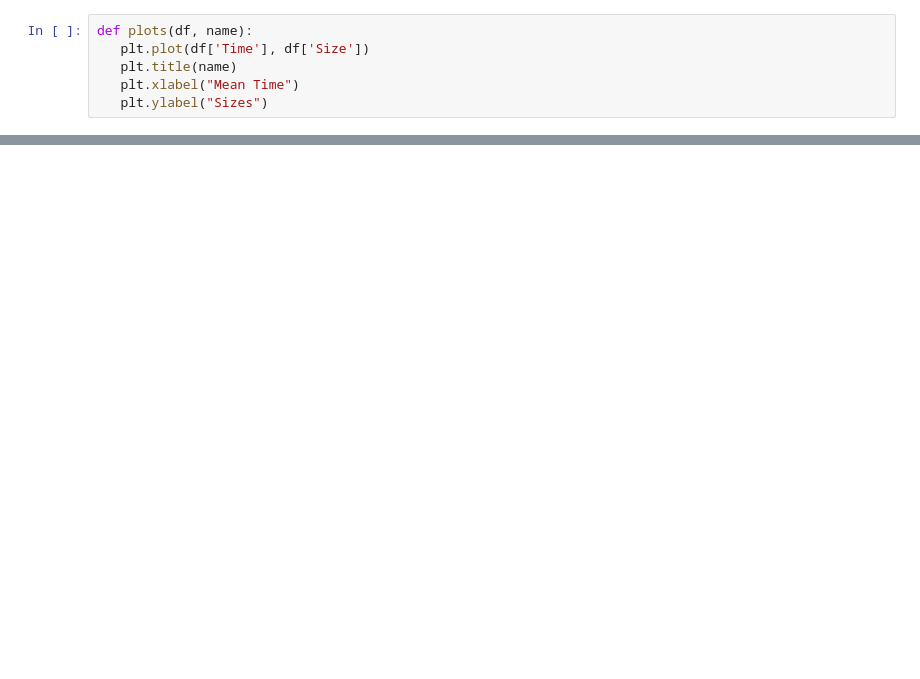
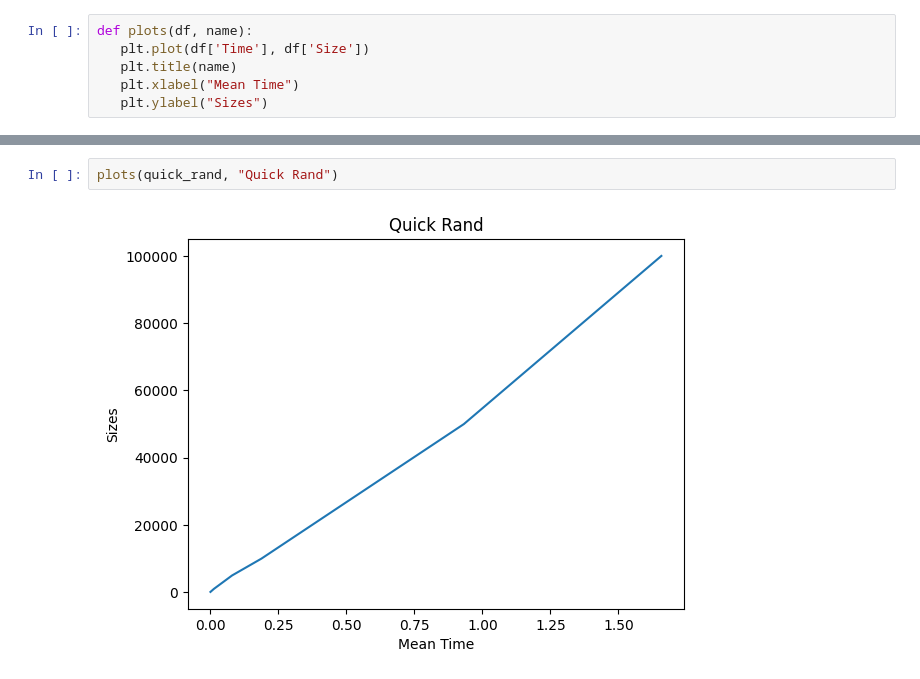
Before and after one commit to romulolassoares/trabalho-apa, a Jupyter notebook: main.ipynb, the cells around one changed output, grey strips where cells are left out. Saved outputs shown, nothing was run; the diff lists cells and outputs as text; blank space fills up the shorter version.

```diff
--- a/main.ipynb
+++ b/main.ipynb
@@ -32,0 +31,4 @@ plots(quick, "Quick")
+# %%
+plots(quick_rand, "Quick Rand")
+# %% [output]
+[figure, added]
```
Also changed, not shown: parts of 7 cells of this notebook, 2 other files.
